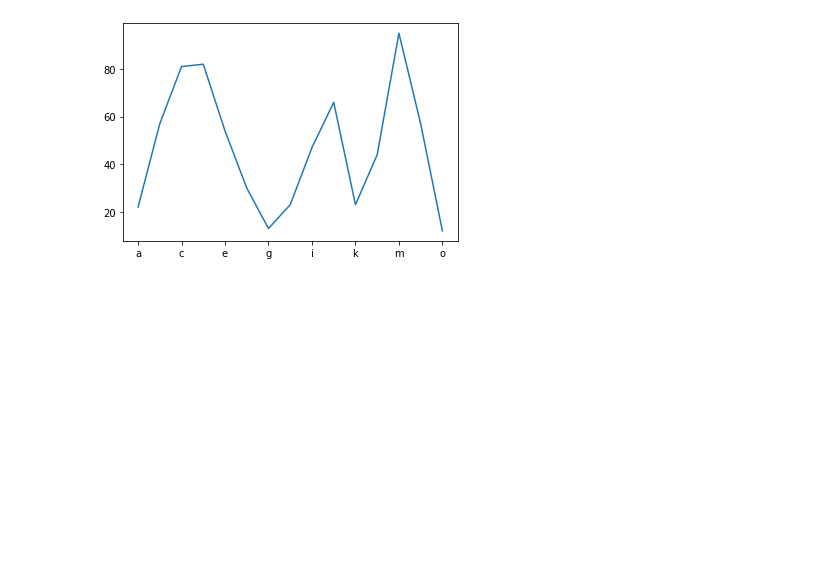
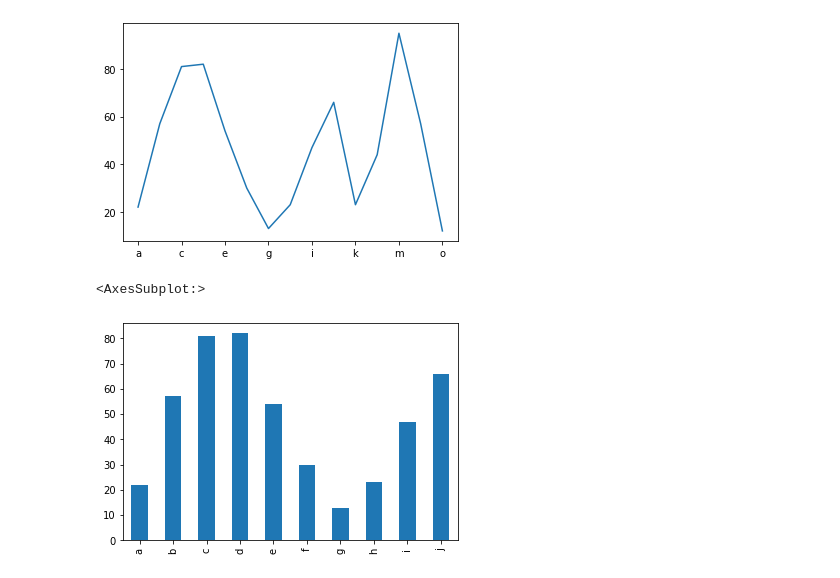
Before and after one commit to ramlaxman/cisco-2020-oct-14-plotting, a Jupyter notebook: Cisco 2020 October 14 — Pandas plotting.ipynb, the cells around one changed output. Saved outputs shown, nothing was run; the diff lists cells and outputs as text; code cells hidden in the pictures; blank space fills up the shorter version.

```diff
--- a/Cisco 2020 October 14 — Pandas plotting.ipynb
+++ b/Cisco 2020 October 14 — Pandas plotting.ipynb
@@ -95,3 +95,8 @@ s.plot.line()
 # %% [output]
 <AxesSubplot:>
 [figure]
+# %%
+s['a':'j'].plot.bar()
+# %% [output]
+<AxesSubplot:>
+[figure, added]
```
